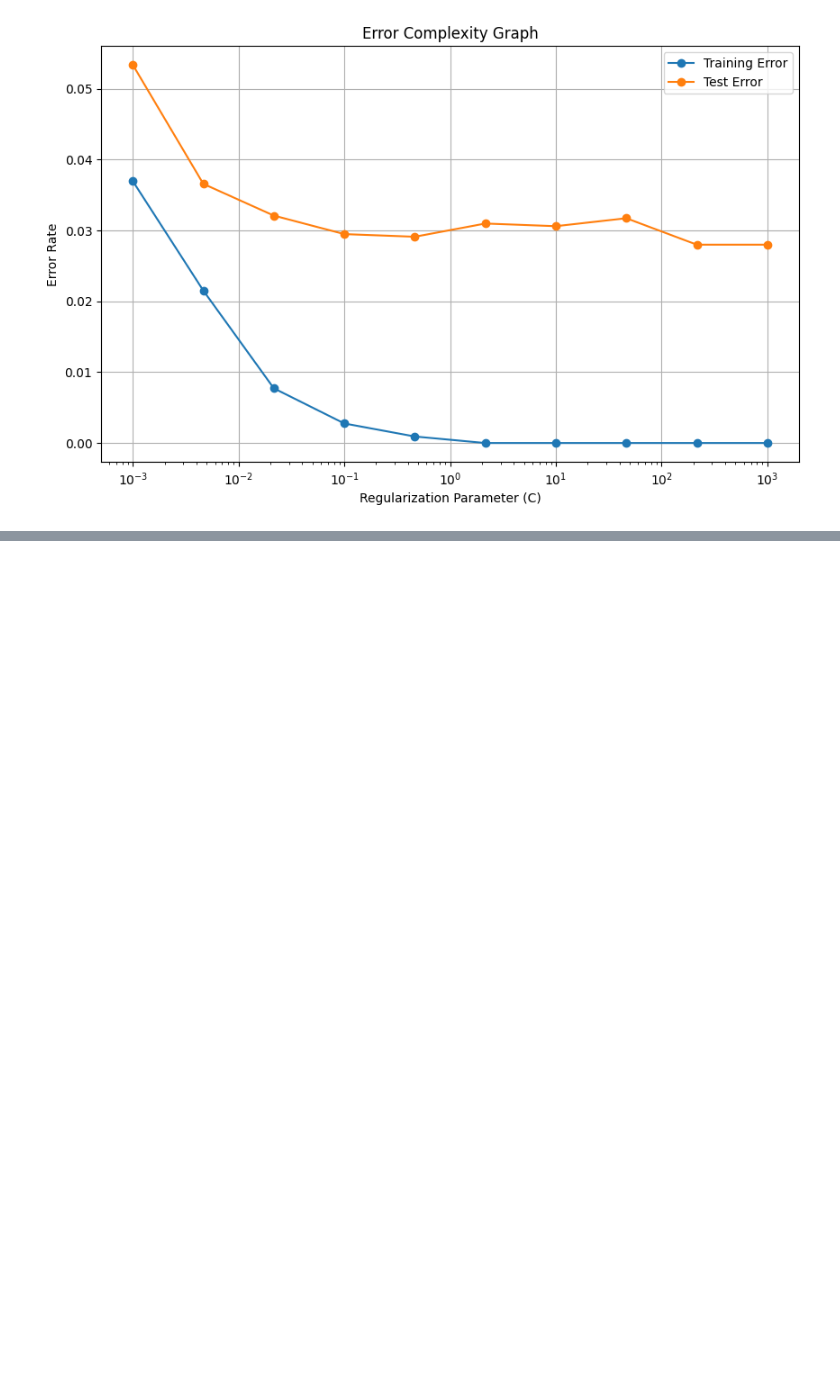
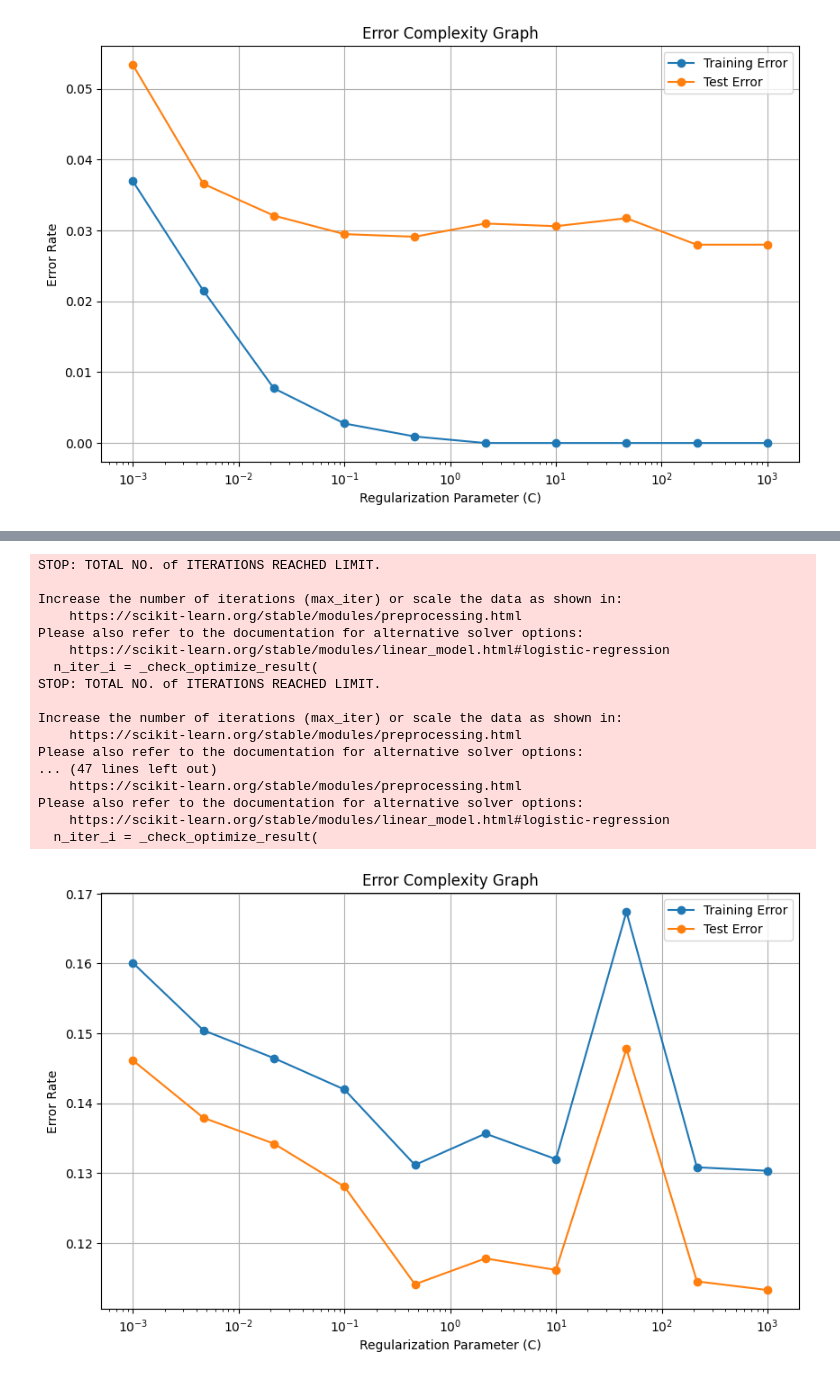
Before and after one commit to ikale1234/CSE151NEWS, a Jupyter notebook: CSE151_Milestone_4.ipynb, the cells around one changed output, grey strips where cells are left out. Saved outputs shown, nothing was run; the diff lists cells and outputs as text; code cells hidden in the pictures; blank space fills up the shorter version.

```diff
--- a/CSE151_Milestone_4.ipynb
+++ b/CSE151_Milestone_4.ipynb
@@ -694,0 +531,8 @@ Epoch 6/12
+# %%
+X_train, X_test, y_train, y_test = train_test_split(X, y, test_size=0.3, random_state=42)
+# %%
+smote = SMOTE(random_state=42)
+X_train_smote, y_train_smote = smote.fit_resample(X_train, y_train)
+
+print("Class distribution after SMOTE:")
+print(y_train_smote.value_counts())
@@ -694,0 +545,10 @@ Epoch 6/12
+# %%
+xgb_model = XGBClassifier(
+    n_estimators=100,
+    learning_rate=0.1,
+    max_depth=6,
+    random_state=42,
+    use_label_encoder=False
+)
+
+xgb_model.fit(X_train_smote, y_train_smote)
@@ -694,0 +602,49 @@ Epoch 6/12
+# %%
+# Fitting Graph
+c_values = np.logspace(-3, 3, 10)
+
+train_errors = []
+test_errors = []
+
+for c in c_values:
+    lr = LogisticRegression(C=c, max_iter=1000, random_state=123)
+    lr.fit(X_train_smote, y_train_smote)
+
+    train_preds = lr.predict(X_train_smote)
+    test_preds = lr.predict(X_test)
+
+    train_error = 1 - accuracy_score(y_train_smote, train_preds)
+    test_error = 1 - accuracy_score(y_test, test_preds)
+
+    train_errors.append(train_error)
+    test_errors.append(test_error)
+
+plt.figure(figsize=(10, 6))
+plt.plot(c_values, train_errors, label="Training Error", marker='o')
+plt.plot(c_values, test_errors, label="Test Error", marker='o')
+plt.xscale('log')
+plt.xlabel("Regularization Parameter (C)")
+plt.ylabel("Error Rate")
+plt.title("Error Complexity Graph")
+plt.legend()
+plt.grid()
+plt.show()
+# %% [output]
+STOP: TOTAL NO. of ITERATIONS REACHED LIMIT.
+
+Increase the number of iterations (max_iter) or scale the data as shown in:
+    https://scikit-learn.org/stable/modules/preprocessing.html
+Please also refer to the documentation for alternative solver options:
+    https://scikit-learn.org/stable/modules/linear_model.html#logistic-regression
+  n_iter_i = _check_optimize_result(
+STOP: TOTAL NO. of ITERATIONS REACHED LIMIT.
+
+Increase the number of iterations (max_iter) or scale the data as shown in:
+    https://scikit-learn.org/stable/modules/preprocessing.html
+Please also refer to the documentation for alternative solver options:
+... (47 lines left out)
+    https://scikit-learn.org/stable/modules/preprocessing.html
+Please also refer to the documentation for alternative solver options:
+    https://scikit-learn.org/stable/modules/linear_model.html#logistic-regression
+  n_iter_i = _check_optimize_result(
+[figure, added]
```
Also changed, not shown: parts of 22 cells of this notebook.
